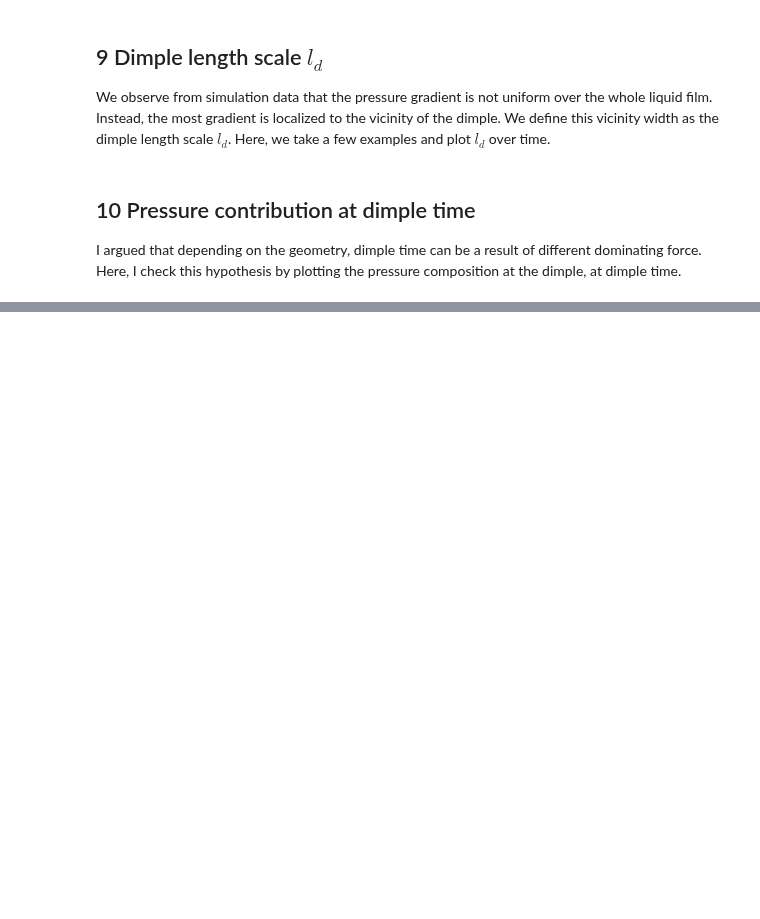
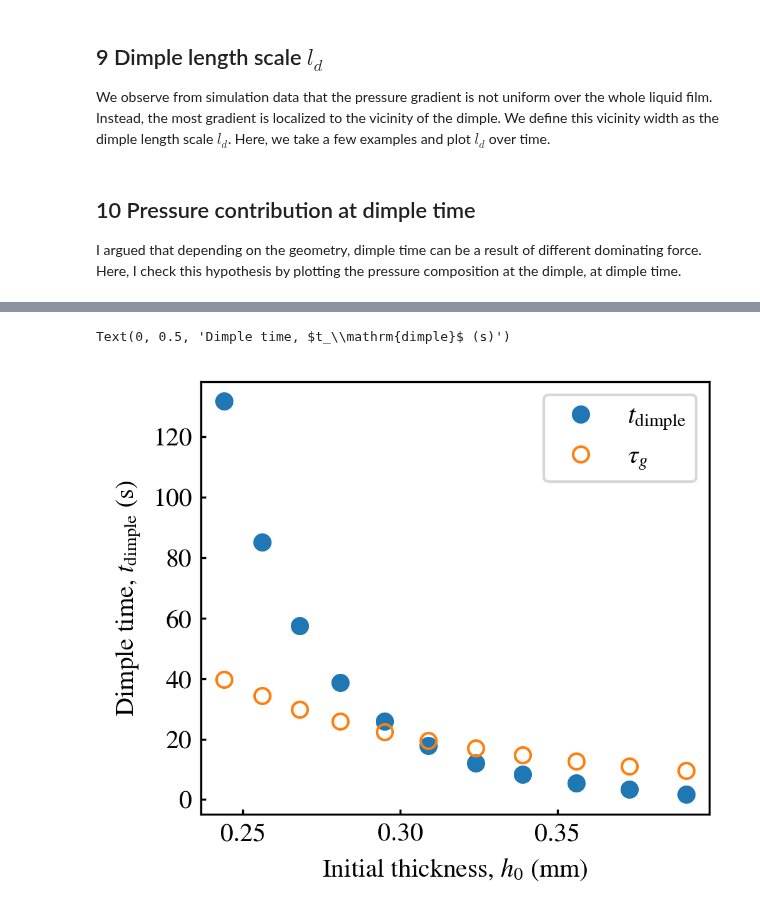
Before and after one commit to ZLoverty/WPM, a Jupyter notebook: Code/Response_to_reviewers.ipynb, the cells around one changed output, grey strips where cells are left out. Saved outputs shown, nothing was run; the diff lists cells and outputs as text; code cells hidden in the pictures; blank space fills up the shorter version.

```diff
--- a/Code/Response_to_reviewers.ipynb
+++ b/Code/Response_to_reviewers.ipynb
@@ -1109,0 +1090,2 @@ i.t
+# %%
+folder = os.path.join(base_folder, "Research projects", "WPM", "Data", "Simulation", "parameters", "h0_more", "dimple_detection")
@@ -1109,0 +1098,15 @@ i.t
+# %%
+g = pd.read_csv(os.path.join(folder, "dimple_time.csv"))
+g = g.loc[~np.isnan(g.t)]
+tg = g["mu"] * g["L"]**2 / g["h0"]**3 / 1e3 / 10
+# %%
+fig, ax = plt.subplots(figsize=(3.5, 3), dpi=300)
+ax.plot(g["h0"]*1e3, g["t"], "o", label="$t_\mathrm{dimple}$")
+ax.plot(g["h0"]*1e3, tg, "o", mfc="none", label="$\\tau_g$")
+# plt.plot(g["h0"]*1e3, tau2, "o")
+ax.legend()
+ax.set_xlabel("Initial thickness, $h_0$ (mm)")
+ax.set_ylabel("Dimple time, $t_\mathrm{dimple}$ (s)")
+# %% [output]
+Text(0, 0.5, 'Dimple time, $t_\\mathrm{dimple}$ (s)')
+[figure, added]
```
Also changed, not shown: parts of 26 cells of this notebook, 3 other files.
